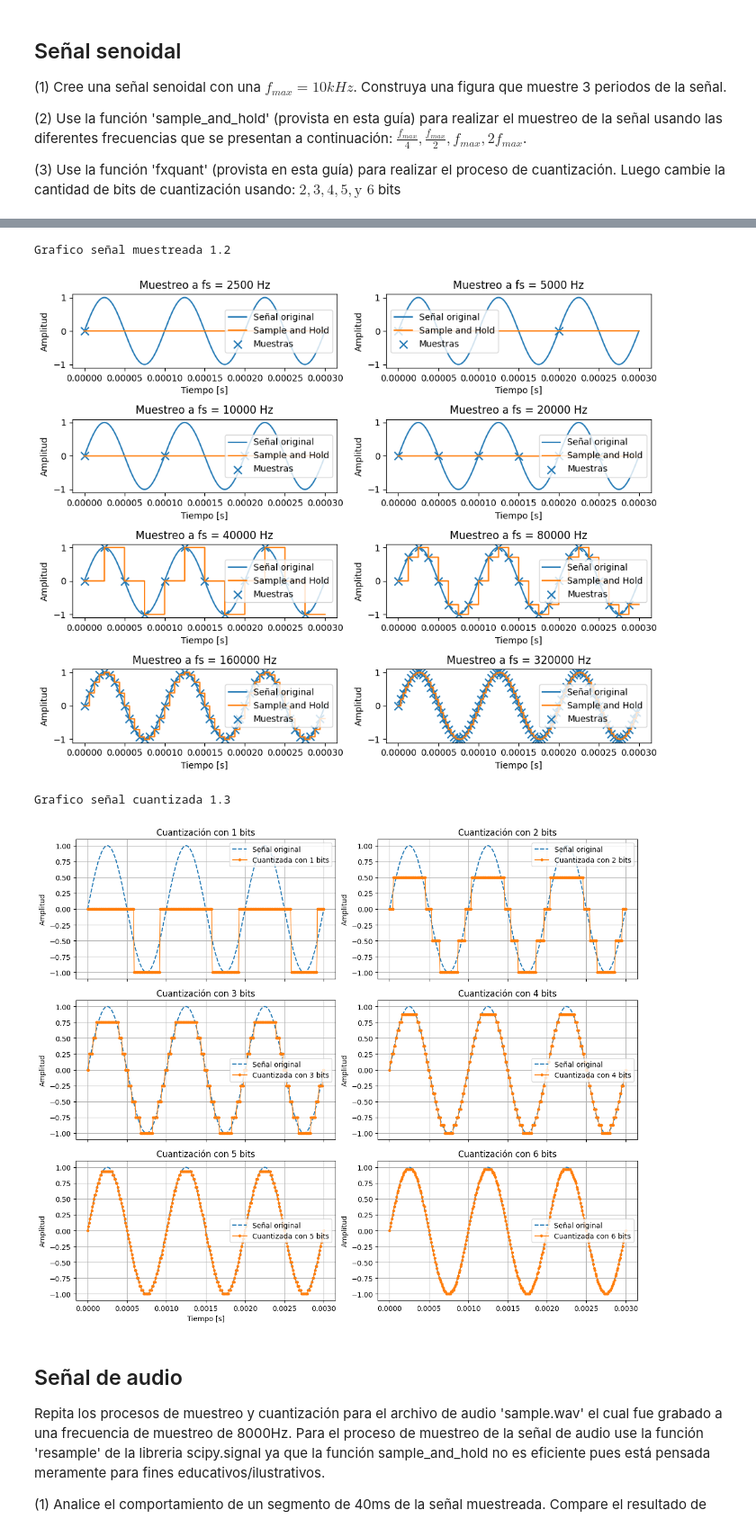
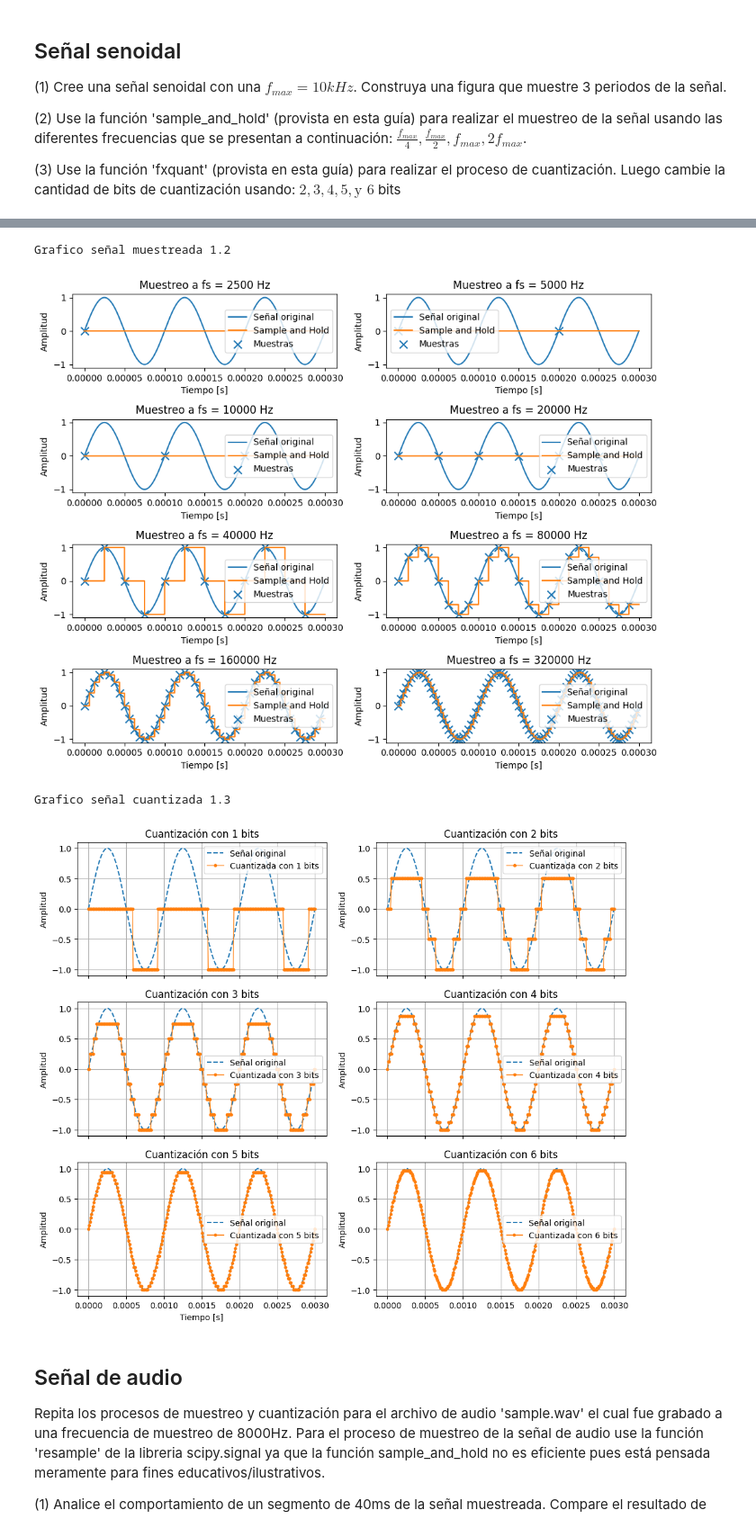
Before and after one commit to jbcgames/Lab_1_Senales, a Jupyter notebook: Laboratorio_ADC_Estudiante.ipynb, the cells around one changed output, grey strips where cells are left out. Shown at 90% size. Saved outputs shown, nothing was run; the diff lists cells and outputs as text; code cells hidden in the pictures.

```diff
--- a/Laboratorio_ADC_Estudiante.ipynb
+++ b/Laboratorio_ADC_Estudiante.ipynb
@@ -80,11 +81,11 @@ def ejercicio1_2():
     f_max = 10_000  # Hz
 
     # Generamos la señal original (3 períodos) con alta resolución
-    muestras_por_ciclo = 1000   # Ajusta este valor para mayor o menor resolución
+    muestras_por_ciclo = 1000
     ciclos = 3
     senal, t = ejercicio1_1(f_max, muestras_por_ciclo, ciclos)
 
-    # Frecuencia de muestreo "original" (para compatibilidad con la firma de la función)
+    # Frecuencia de muestreo "original"
     fs_ori = f_max * muestras_por_ciclo
 
     # Definimos las diferentes frecuencias de muestreo
@@ -101,7 +102,7 @@ def ejercicio1_2():
         plt.plot(t, senal, label='Señal original')
         # Señal sample-and-hold (onda escalonada)
         plt.step(t, s_resample, where='post', label='Sample and Hold')
-        # Puntos de muestreo (con marcador y tamaño amplificado)
+        # Puntos de muestreo
         plt.scatter(t_samp, samples, marker='x', s=80, label='Muestras')
 
         plt.title(f'Muestreo a fs = {fs_dest:.0f} Hz')
@@ -114,9 +115,9 @@ def ejercicio1_2():
 
 def ejercicio1_3():
     # Parámetros de la señal
-    frecuencia = 1000           # Frecuencia en Hz
-    muestras_por_ciclo = 100    # Muestras por cada ciclo
-    ciclos = 3                # Número de ciclos de la señal
+    frecuencia = 1000
+    muestras_por_ciclo = 100
+    ciclos = 3
 
     # Generar la señal original
     senal, t = ejercicio1_1(frecuencia, muestras_por_ciclo, ciclos, 0)
@@ -125,41 +126,36 @@ def ejercicio1_3():
     bits_list = [1, 2, 3, 4, 5, 6]
 
     # Crear subplots: 3 filas, 2 columnas
     fig, axes = plt.subplots(3, 2, figsize=(12, 10), sharex=True)
-    axes = axes.flatten()  # Aplanar para iterar fácilmente
+    axes = axes.flatten()  # Convertir a lista el plt
 
     for ax, bits in zip(axes, bits_list):
         # Cuantización de la señal con el número de bits actual
         senal_cuantizada = fxquant(senal, bits)
 
         # Graficar la señal original (línea discontinua) y la cuantizada
         ax.plot(t, senal, label='Señal original', linestyle='--')
         ax.plot(t, senal_cuantizada, label=f'Cuantizada con {bits} bits', marker='o', markersize=3, linewidth=1)
         ax.set_title(f'Cuantización con {bits} bits')
         ax.set_ylabel('Amplitud')
         ax.legend()
         ax.grid(True)
 
-    # Eliminar subplots vacíos si hay menos de 6 niveles de cuantización
-    for i in range(len(bits_list), len(axes)):
-        fig.delaxes(axes[i])
-
-    axes[-2].set_xlabel('Tiempo [s]')  # Etiqueta en el penúltimo subplot
-    plt.tight_layout()
+    axes[-2].set_xlabel('Tiempo [s]')
     plt.show()
 print("Grafico señal Senoidal 1.1")
 ejercicio1_1(10000, 1000, 3, graficar=1)
 print("Grafico señal muestreada 1.2")
 ejercicio1_2()
 print("Grafico señal cuantizada 1.3")
 ejercicio1_3()
 # %% [output]
 Grafico señal Senoidal 1.1
 [figure]
 Grafico señal muestreada 1.2
 [figure]
 Grafico señal cuantizada 1.3
-[figure, old version]
+[figure, new version]
 # %% [markdown]
 ## Señal de audio
 
```
Also changed, not shown: parts of 2 cells of this notebook.
